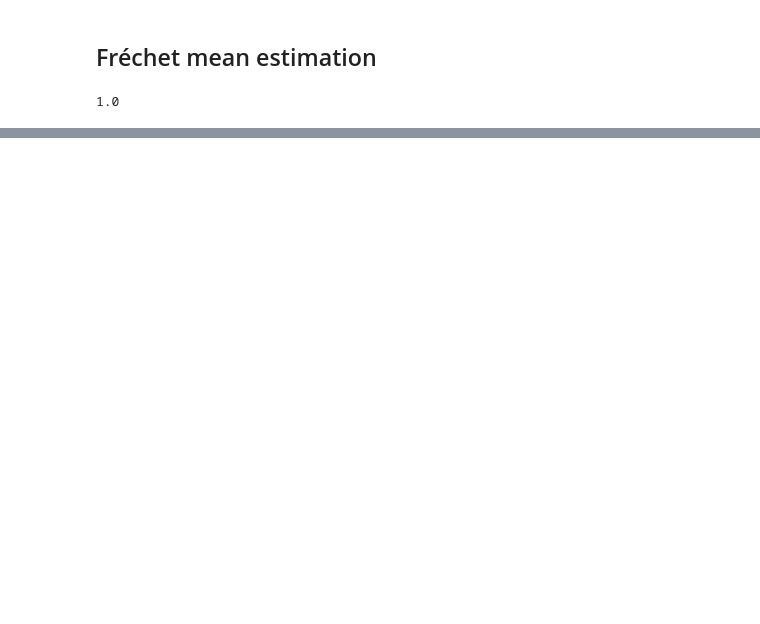
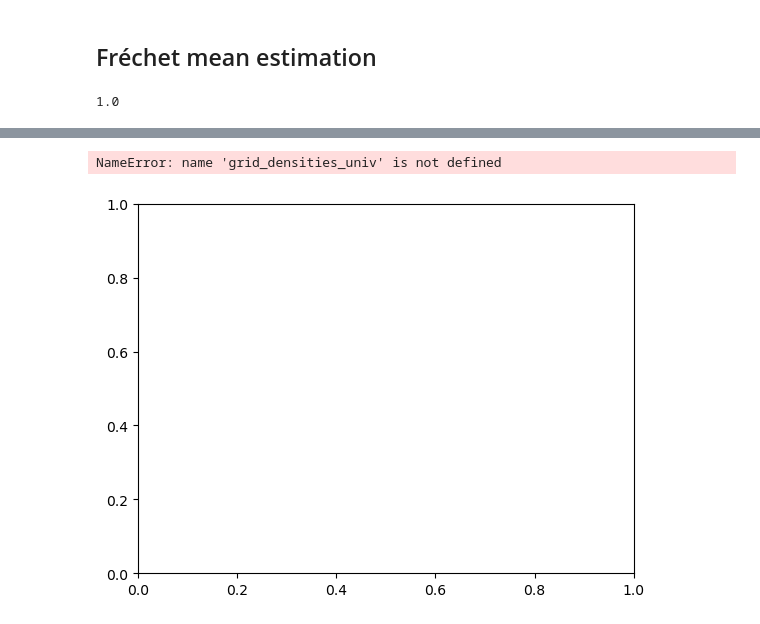
Before and after one commit to mirkimirk/thesis_frechet_fda, a Jupyter notebook: src/frechet_fda/fda_methods_sandbox.ipynb, the cells around one changed output, grey strips where cells are left out. Drawn from its saved outputs; the diff is of its cells as text; code cells hidden in the pictures; blank space fills up the shorter version.

```diff
--- a/src/frechet_fda/fda_methods_sandbox.ipynb
+++ b/src/frechet_fda/fda_methods_sandbox.ipynb
@@ -376,0 +381,14 @@ fve(1), fve(2)
+# %%
+fig, ax = plt.subplots()
+# for i in range(3):
+#     j = i + 39
+#     ax.plot(grid_densities_univ, ds_discretized[j], label=f"Density {j}")
+ax.plot(grid_densities_univ, ds_discretized[40], label=f"Density {40}")
+ax.plot(grid_densities_univ, mean_function, label="mean pdf")
+ax.plot(grid_densities_univ, f_oplus, label="wf mean")
+# ax.plot(grid_quantiles_univ, mean_qf[0] + riemann_sum_arrays(grid_quantiles_univ, array=mean_qdf, axis=0, cumsum=True), label="qf")
+plt.legend()
+plt.show()
+# %% [output]
+NameError: name 'grid_densities_univ' is not defined
+[figure, added]
```
Also changed, not shown: parts of 27 cells of this notebook, 3 other files.
